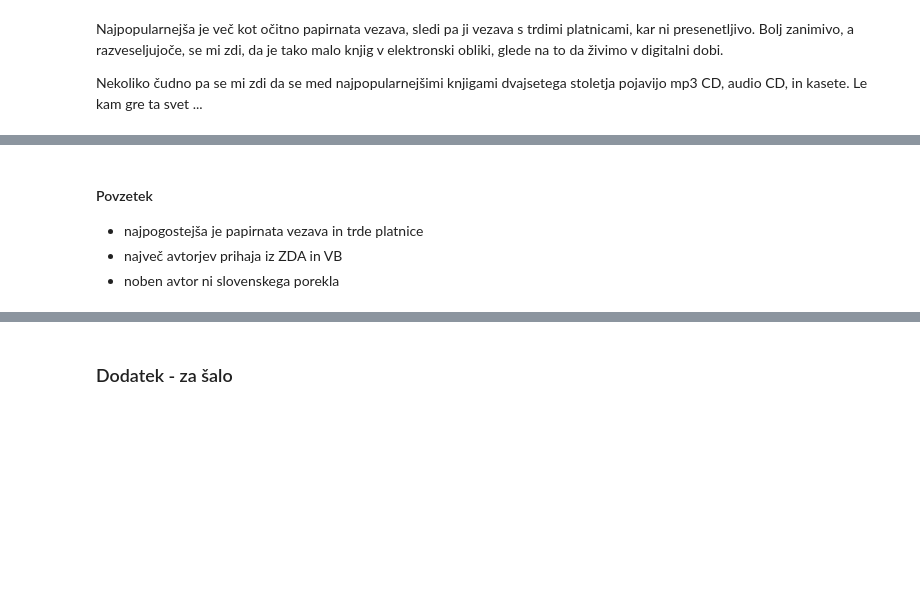
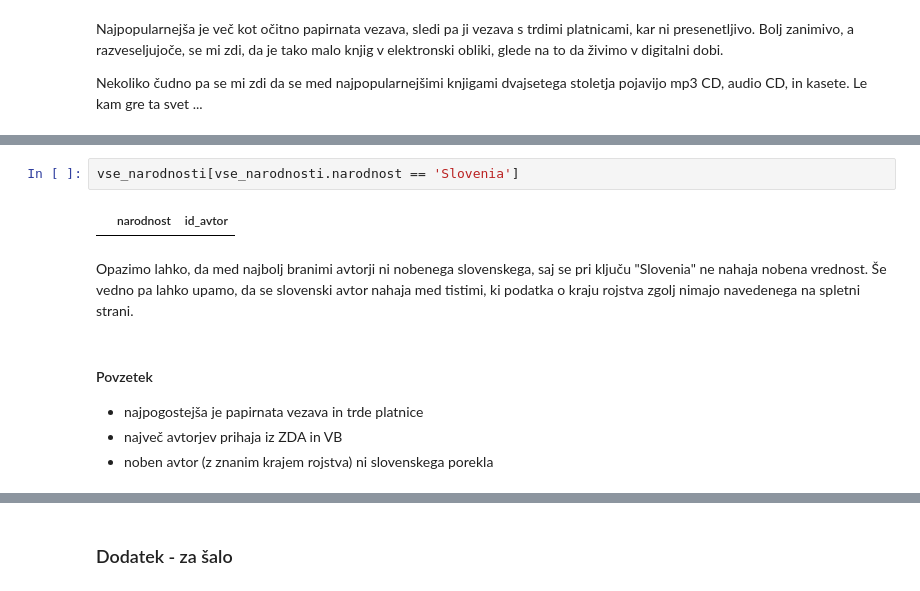
Before and after one commit to rzgdmqt/Projekt-PROG1, a Jupyter notebook: analiza_podatkov.ipynb, the cells around one changed output, grey strips where cells are left out. Saved outputs shown, nothing was run; the diff lists cells and outputs as text; blank space fills up the shorter version.

```diff
--- a/analiza_podatkov.ipynb
+++ b/analiza_podatkov.ipynb
@@ -432,8 +467,14 @@ Prav tako pa lahko iz zgornje tabele hitro vidimo, da na seznamu ni nobenega slo
+# %%
+vse_narodnosti[vse_narodnosti.narodnost == 'Slovenia']
+# %% [output]
+|  | narodnost | id_avtor |
+# %% [markdown]
+Opazimo lahko, da med najbolj branimi avtorji ni nobenega slovenskega, saj se pri ključu "Slovenia" ne nahaja nobena vrednost. Še vedno pa lahko upamo, da se slovenski avtor nahaja med tistimi, ki podatka o kraju rojstva zgolj nimajo navedenega na spletni strani.
 # %% [markdown]
 #### Povzetek
 - najpogostejša je papirnata vezava in trde platnice
 - največ avtorjev prihaja iz ZDA in VB
-- noben avtor ni slovenskega porekla
+- noben avtor (z znanim krajem rojstva) ni slovenskega porekla
 # %% [markdown]
 ## Zaključek
 
```
Also changed, not shown: parts of 29 cells of this notebook, 3 other files.
